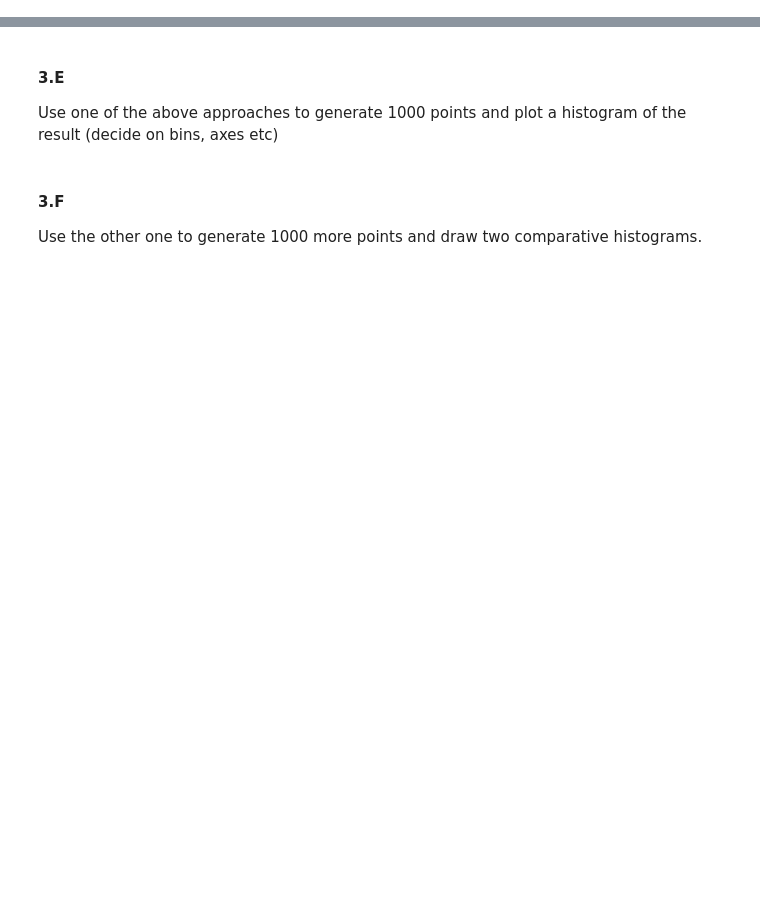
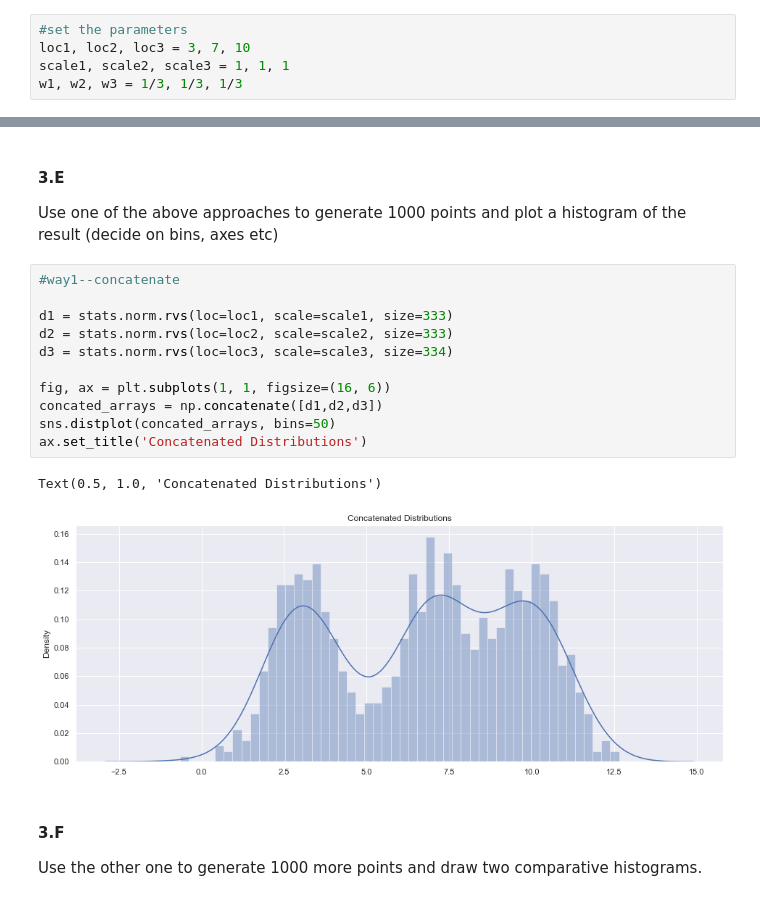
Before and after one commit to ronigold/Statistics_HW, a Jupyter notebook: HW2.ipynb, the cells around one changed output, grey strips where cells are left out. Cells and saved outputs as stored; diff of their text form; blank space fills up the shorter version.

```diff
--- a/HW2.ipynb
+++ b/HW2.ipynb
@@ -452,3 +548,8 @@ Describe two ways for generating data for a GMM random variable with:
 * centers at  $\mu_1=3, \mu_2=7, \mu_3=10$
 * $\sigma_1=\sigma_2=\sigma_3=1$
 * $w_1=w_2=w_3=0.33$
+# %%
+#set the parameters
+loc1, loc2, loc3 = 3, 7, 10
+scale1, scale2, scale3 = 1, 1, 1
+w1, w2, w3 = 1/3, 1/3, 1/3
@@ -455,6 +560,20 @@ Describe two ways for generating data for a GMM random variable with:
 # %% [markdown]
 #### 3.E
 Use one of the above approaches to generate 1000 points and plot a histogram of the result (decide on bins, axes etc)
+# %%
+#way1--concatenate
+
+d1 = stats.norm.rvs(loc=loc1, scale=scale1, size=333)
+d2 = stats.norm.rvs(loc=loc2, scale=scale2, size=333)
+d3 = stats.norm.rvs(loc=loc3, scale=scale3, size=334)
+
+fig, ax = plt.subplots(1, 1, figsize=(16, 6))
+concated_arrays = np.concatenate([d1,d2,d3])
+sns.distplot(concated_arrays, bins=50)
+ax.set_title('Concatenated Distributions')
+# %% [output]
+Text(0.5, 1.0, 'Concatenated Distributions')
+[figure, added]
 # %% [markdown]
 #### 3.F
 Use the other one to generate 1000 more points and draw two comparative histograms.
```
Also changed, not shown: parts of 30 cells of this notebook.
